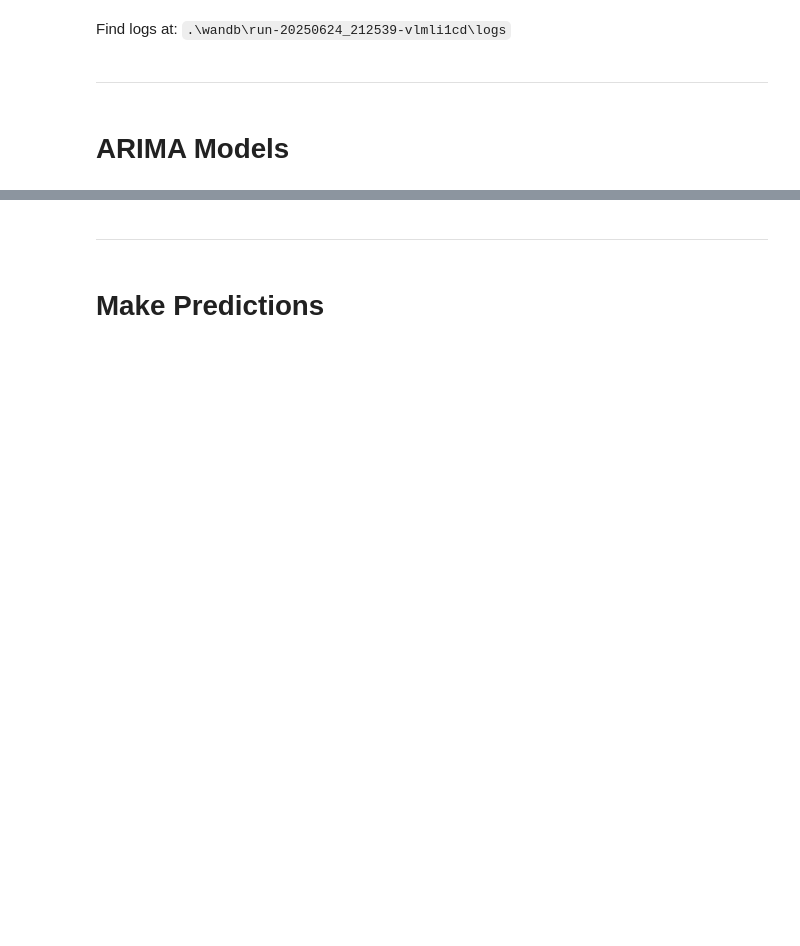
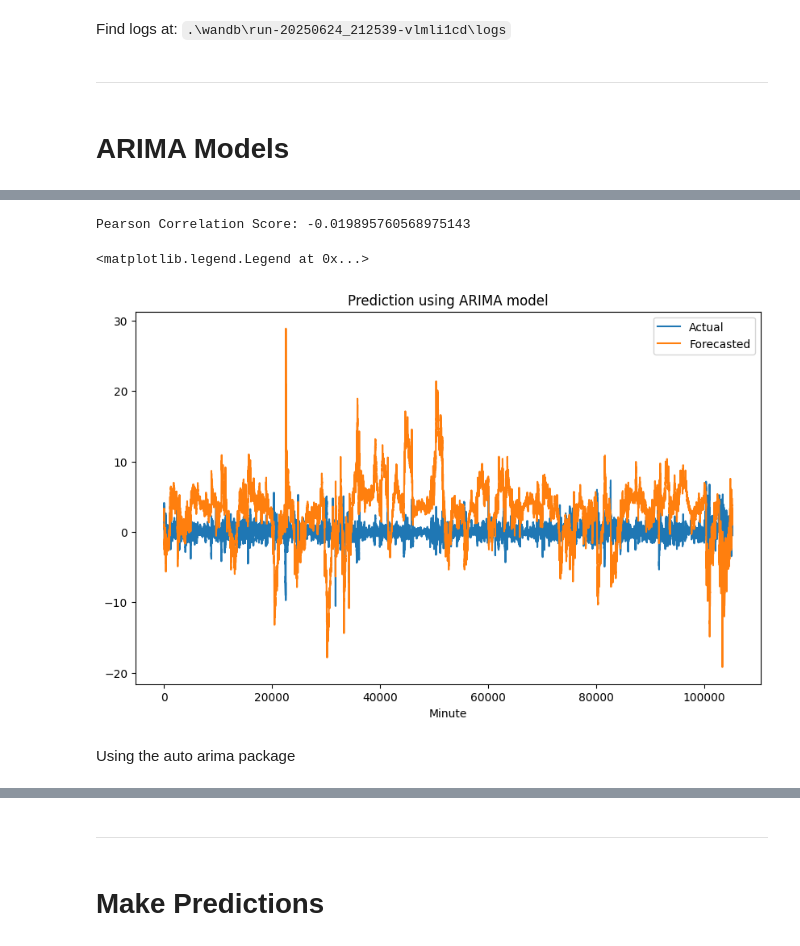
Before and after one commit to minimartzz/drw-crypto-market-prediction, a Jupyter notebook: model_testing.ipynb, the cells around one changed output, grey strips where cells are left out. Cells and saved outputs as stored; diff of their text form; code cells hidden in the pictures; blank space fills up the shorter version.

Commit message:
Update: Completed ARIMA models

```diff
--- a/model_testing.ipynb
+++ b/model_testing.ipynb
@@ -269,11 +287,16 @@ X = df.drop(['label', 'timestamp']).to_numpy()
 # Subset into train valid
 X_train, y_train, dt_train = X[:-num_valid], y[:-num_valid], dt[:-num_valid]
 X_valid, y_valid, dt_valid = X[-num_valid:], y[-num_valid:], dt[-num_valid:]
+# %%
+# Need to convert to pandas because a datetime index is required
+pd_y = pd.Series(y_train, index=pd.DatetimeIndex(dt_train))
+pd_X = pd.DataFrame(X_train, index=pd.DatetimeIndex(dt_train))
 # %%
 model = ARIMA(
-  endog=y_train,
-  exog=X_train,
+  endog=pd_y,
+  exog=pd_X,
   order=(3, 1, 3),
-  dates=dt_train,
-  freq='min'
+  # dates=dt_train,
+  # freq='min'
 )
+results = model.fit()
@@ -317,0 +323,23 @@ Index Freq (as string): min
+# %%
+# Making predictions
+pd_X_valid = pd.DataFrame(X_valid, index=pd.DatetimeIndex(dt_valid))
+preds = results.forecast(pd_X_valid.shape[0], exog=pd_X_valid)
+
+pearson_corr = pearsonr(y_valid, preds).statistic
+print(f"Pearson Correlation Score: {pearson_corr}")
+# %% [output]
+Pearson Correlation Score: -0.019895760568975143
+# %%
+# Plot the comparison
+fig, ax = plt.subplots(figsize=(10, 6))
+ax.plot(y_valid, label="Actual")
+ax.plot(preds.to_numpy(), label="Forecasted")
+
+ax.set_xlabel("Minute")
+ax.set_title("Prediction using ARIMA model")
+ax.legend()
+# %% [output]
+<matplotlib.legend.Legend at 0x...>
+[figure, added]
+# %% [markdown]
+Using the auto arima package
```
Also changed, not shown: parts of 11 cells of this notebook, 2 other files.
